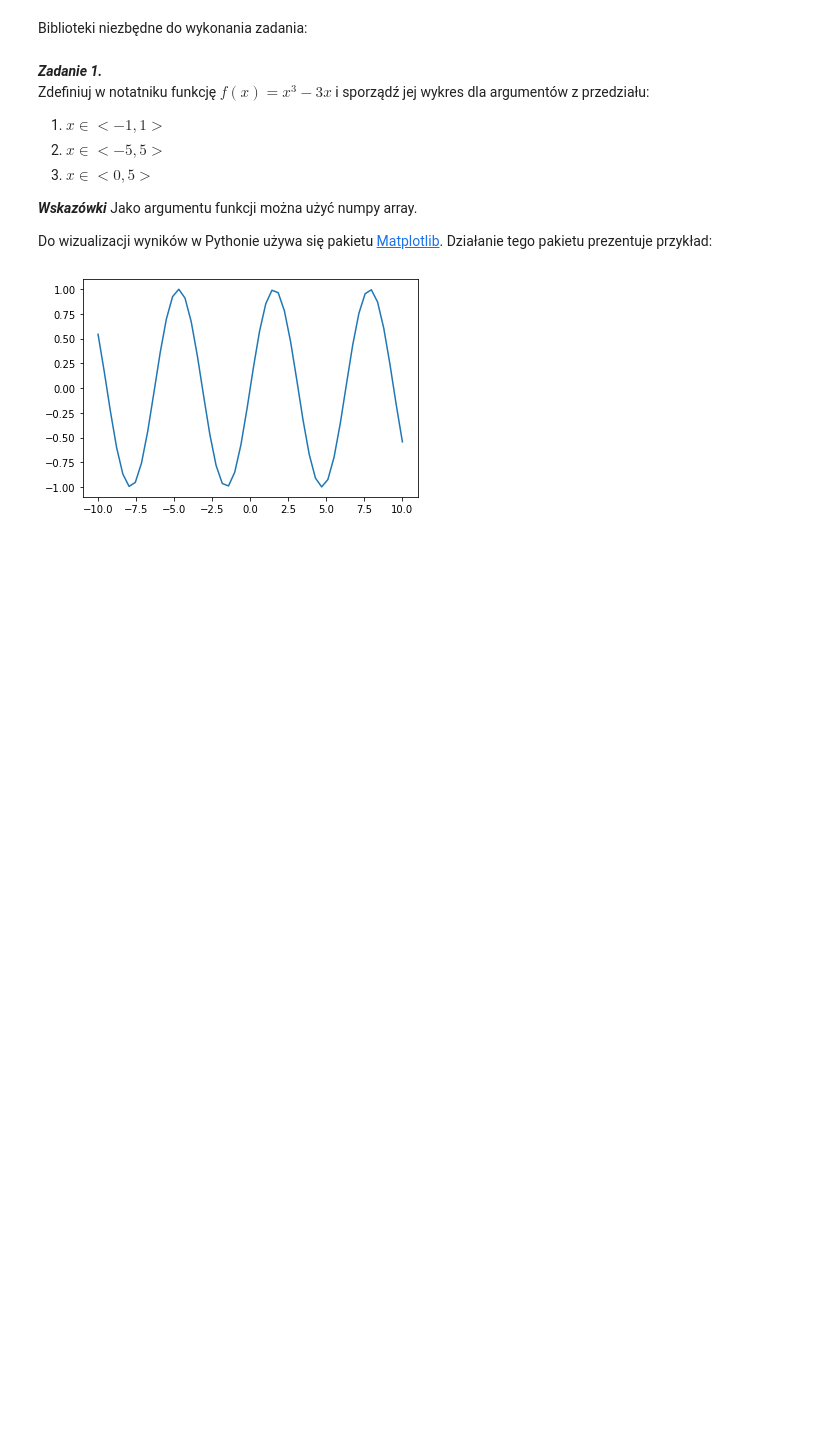
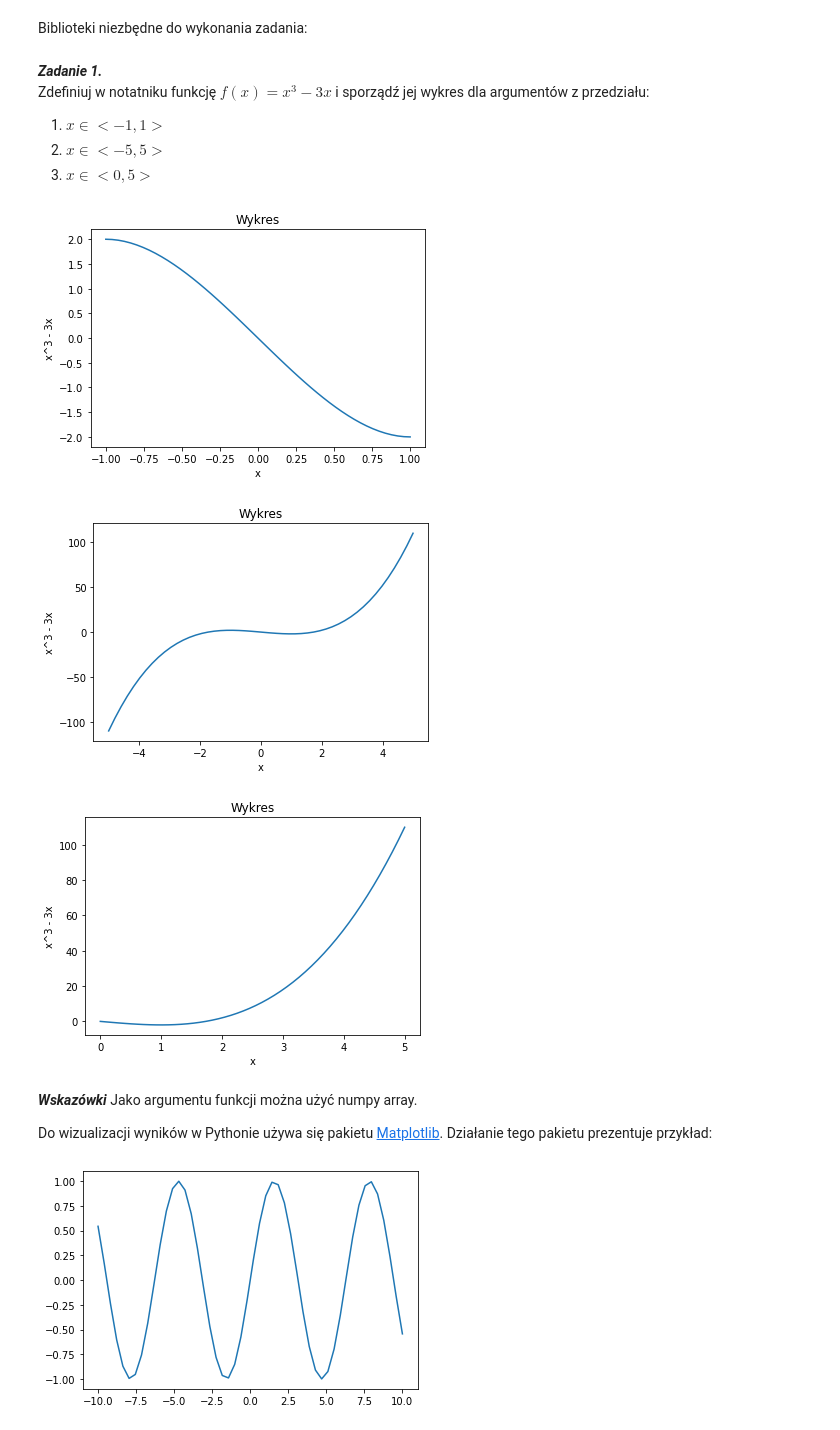
Before and after one commit to SzymonKupiecki/lab2, a Jupyter notebook: sprawozdanie.ipynb, the cells around one changed output. Saved outputs shown, nothing was run; the diff lists cells and outputs as text; code cells hidden in the pictures; blank space fills up the shorter version.

```diff
--- a/sprawozdanie.ipynb
+++ b/sprawozdanie.ipynb
@@ -15,11 +15,22 @@ Zdefiniuj w notatniku funkcję $f(x)= x^{3} - 3x$ i sporządź jej wykres dla ar
 1. $x\in<-1,1>$
 2. $x\in<-5,5>$
 3. $x\in<0,5>$
-
-***Wskazówki***
-Jako argumentu funkcji można użyć numpy array.
-
-Do wizualizacji wyników w Pythonie używa się pakietu [Matplotlib](https://matplotlib.org/). Działanie tego pakietu prezentuje przykład:
+# %%
+x1 = np.linspace(-1,1)
+x2 = np.linspace(-5,5)
+x3 = np.linspace(0,5)
+main.zad1_funkcja(x1)
+main.zad1_funkcja(x2)
+main.zad1_funkcja(x3)
+# %% [output]
+[figure, added]
+[figure, added]
+[figure, added]
+# %% [markdown]
+***Wskazówki***
+Jako argumentu funkcji można użyć numpy array.
+
+Do wizualizacji wyników w Pythonie używa się pakietu [Matplotlib](https://matplotlib.org/). Działanie tego pakietu prezentuje przykład:
 # %%
 x = np.linspace(-10,10)
 # inicjalizacja wektora f(x) = sin(x)
```
Also changed, not shown: parts of 4 cells of this notebook, 1 other file.
